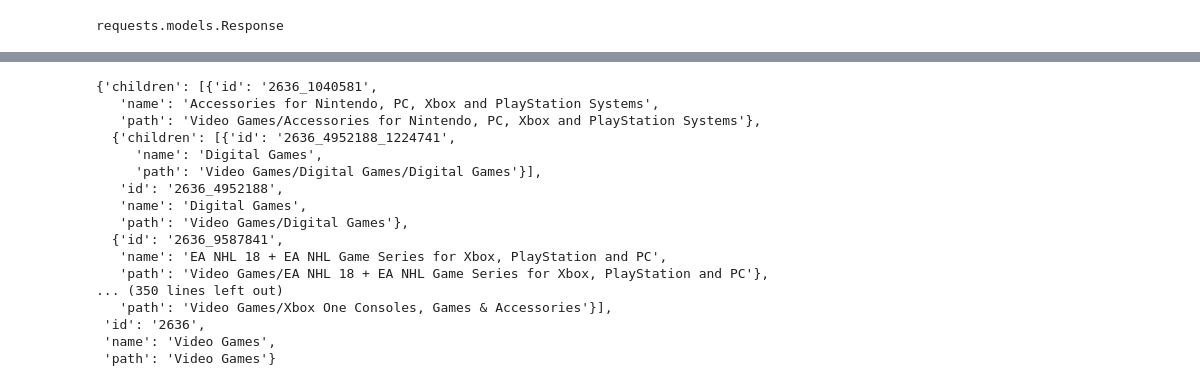
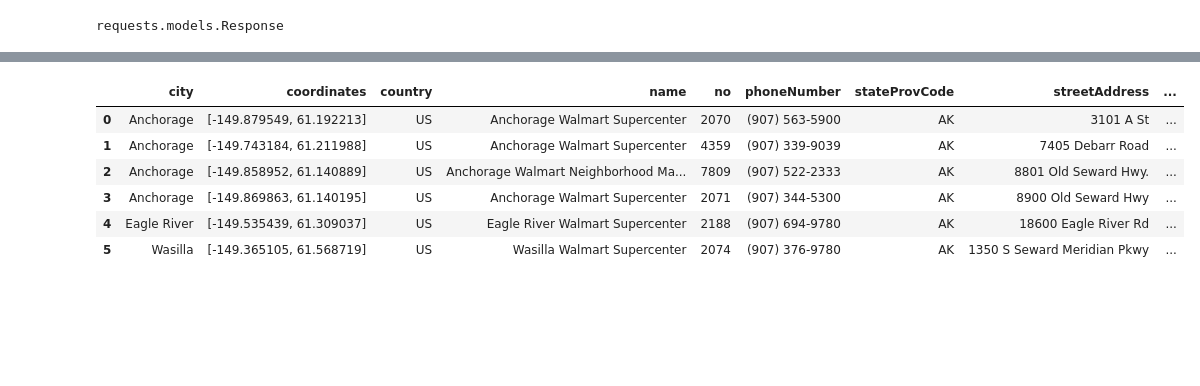
Before and after one commit to mwaugh0328/data_bootcamp_spring_2018, a Jupyter notebook: interesting_data/walmart_api.ipynb, the cells around one changed output, grey strips where cells are left out. Saved outputs shown, nothing was run; the diff lists cells and outputs as text; code cells hidden in the pictures; blank space fills up the shorter version.

```diff
--- a/interesting_data/walmart_api.ipynb
+++ b/interesting_data/walmart_api.ipynb
@@ -2,9 +2,9 @@
 import pandas as pd
 import requests
 # %%
-my_key = "insert here"
+my_key = "tx853dy4upmq6x65qcnc8cw6"
 
-walmart_store = "http://api.walmartlabs.com/v1/stores?apiKey=" + my_key "&zip=99501"
+walmart_store = "http://api.walmartlabs.com/v1/stores?apiKey=" + my_key + "&zip=99501"
 # This one grabs the store...
 
 walmart_trend_items = "http://api.walmartlabs.com/v1/trends?apiKey=" + my_key
@@ -14,7 +14,7 @@ walmart_product = "http://api.walmartlabs.com/v1/items/263612249081224994?apiKey
 
 walmart_taxonomy = "http://api.walmartlabs.com/v1/taxonomy?apiKey=" + my_key
 
-r = requests.get(walmart_taxonomy)
+r = requests.get(walmart_store)
 # %%
 type(r)
 # %% [output]
@@ -26,22 +26,12 @@ r.headers
 # %%
 df = pd.DataFrame(r.json())
-# %%
-df.loc[29]["categories"]
-# %% [output]
-{'children': [{'id': '2636_1040581',
-   'name': 'Accessories for Nintendo, PC, Xbox and PlayStation Systems',
-   'path': 'Video Games/Accessories for Nintendo, PC, Xbox and PlayStation Systems'},
-  {'children': [{'id': '2636_4952188_1224741',
-     'name': 'Digital Games',
-     'path': 'Video Games/Digital Games/Digital Games'}],
-   'id': '2636_4952188',
-   'name': 'Digital Games',
-   'path': 'Video Games/Digital Games'},
-  {'id': '2636_9587841',
-   'name': 'EA NHL 18 + EA NHL Game Series for Xbox, PlayStation and PC',
-   'path': 'Video Games/EA NHL 18 + EA NHL Game Series for Xbox, PlayStation and PC'},
-... (350 lines left out)
-   'path': 'Video Games/Xbox One Consoles, Games & Accessories'}],
- 'id': '2636',
- 'name': 'Video Games',
- 'path': 'Video Games'}
+# %%
+df
+# %% [output]
+|  | city | coordinates | country | name | no | phoneNumber | stateProvCode | streetAddress | ... |
+| 0 | Anchorage | [-149.879549, 61.192213] | US | Anchorage Walmart Supercenter | 2070 | (907) 563-5900 | AK | 3101 A St | ... |
+| 1 | Anchorage | [-149.743184, 61.211988] | US | Anchorage Walmart Supercenter | 4359 | (907) 339-9039 | AK | 7405 Debarr Road | ... |
+| 2 | Anchorage | [-149.858952, 61.140889] | US | Anchorage Walmart Neighborhood Ma... | 7809 | (907) 522-2333 | AK | 8801 Old Seward Hwy. | ... |
+| 3 | Anchorage | [-149.869863, 61.140195] | US | Anchorage Walmart Supercenter | 2071 | (907) 344-5300 | AK | 8900 Old Seward Hwy | ... |
+| 4 | Eagle River | [-149.535439, 61.309037] | US | Eagle River Walmart Supercenter | 2188 | (907) 694-9780 | AK | 18600 Eagle River Rd | ... |
+| 5 | Wasilla | [-149.365105, 61.568719] | US | Wasilla Walmart Supercenter | 2074 | (907) 376-9780 | AK | 1350 S Seward Meridian Pkwy | ... |
```
Also changed, not shown: parts of 1 cell of this notebook, 1 other file.
